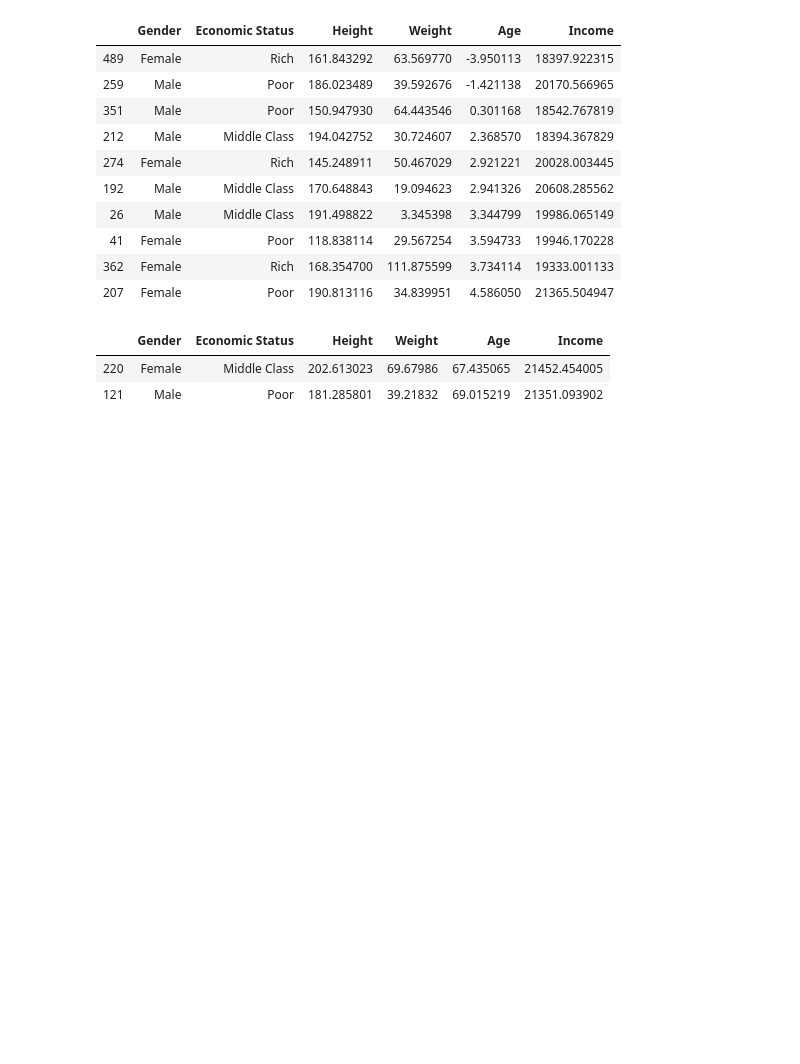
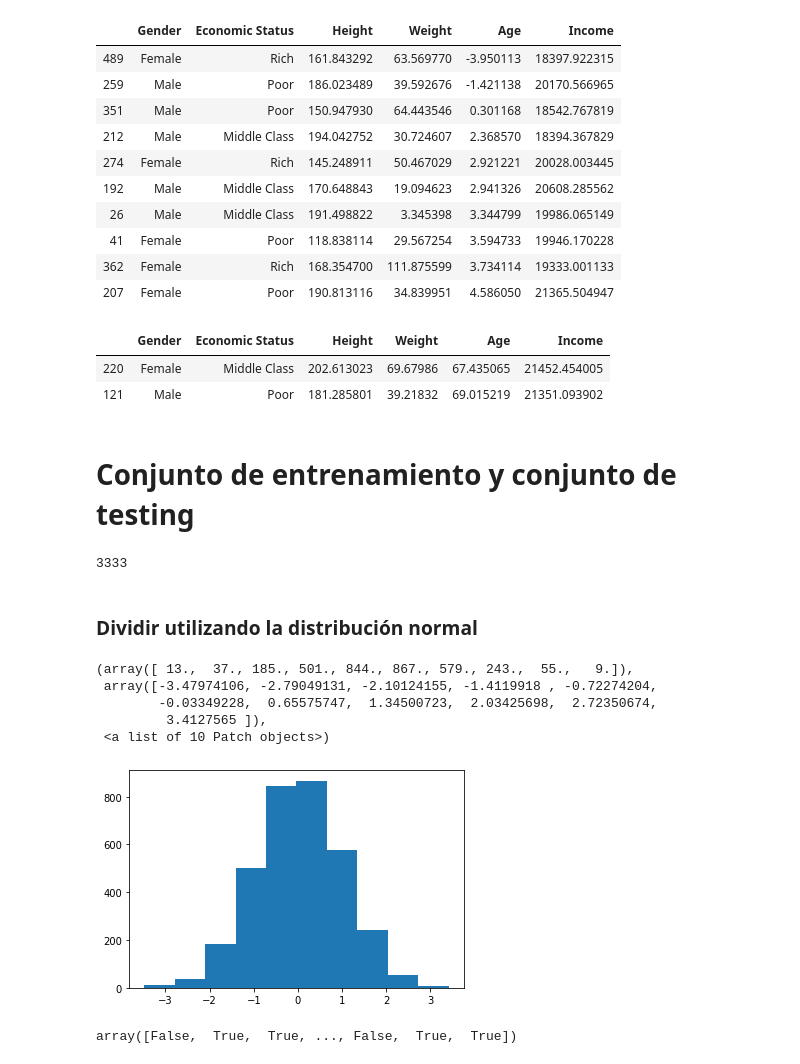
Before and after one commit to olivisoll/python_ML, a Jupyter notebook: notebooks/T2 - 3 - Data Cleaning - Agrupación de Datos.ipynb, the cells around one changed output. Cells and saved outputs as stored; diff of their text form; code cells hidden in the pictures; blank space fills up the shorter version.

Commit message:
Conjuntos de entrenamiento y de testing

```diff
--- a/notebooks/T2 - 3 - Data Cleaning - Agrupación de Datos.ipynb
+++ b/notebooks/T2 - 3 - Data Cleaning - Agrupación de Datos.ipynb
@@ -396,3 +396,5 @@ age_grouped.tail(1)
 |  | Gender | Economic Status | Height | Weight | Age | Income |
 | 220 | Female | Middle Class | 202.613023 | 69.67986 | 67.435065 | 21452.454005 |
 | 121 | Male | Poor | 181.285801 | 39.21832 | 69.015219 | 21351.093902 |
+# %% [markdown]
+# Conjunto de entrenamiento y conjunto de testing
@@ -398,0 +403,18 @@ age_grouped.tail(1)
+# %%
+data = pd.read_csv("../datasets/customer-churn-model/Customer Churn Model.txt")
+len(data)
+# %% [output]
+3333
+# %% [markdown]
+### Dividir utilizando la distribución normal
+# %%
+a = np.random.randn(len(data))
+# %%
+plt.hist(a)
+# %% [output]
+(array([ 13.,  37., 185., 501., 844., 867., 579., 243.,  55.,   9.]),
+ array([-3.47974106, -2.79049131, -2.10124155, -1.4119918 , -0.72274204,
+        -0.03349228,  0.65575747,  1.34500723,  2.03425698,  2.72350674,
+         3.4127565 ]),
+ <a list of 10 Patch objects>)
+[figure, added]
@@ -398,0 +423,5 @@ age_grouped.tail(1)
+# %%
+len(check)
+check
+# %% [output]
+array([False,  True,  True, ..., False,  True,  True])
```
Also changed, not shown: parts of 19 cells of this notebook.
